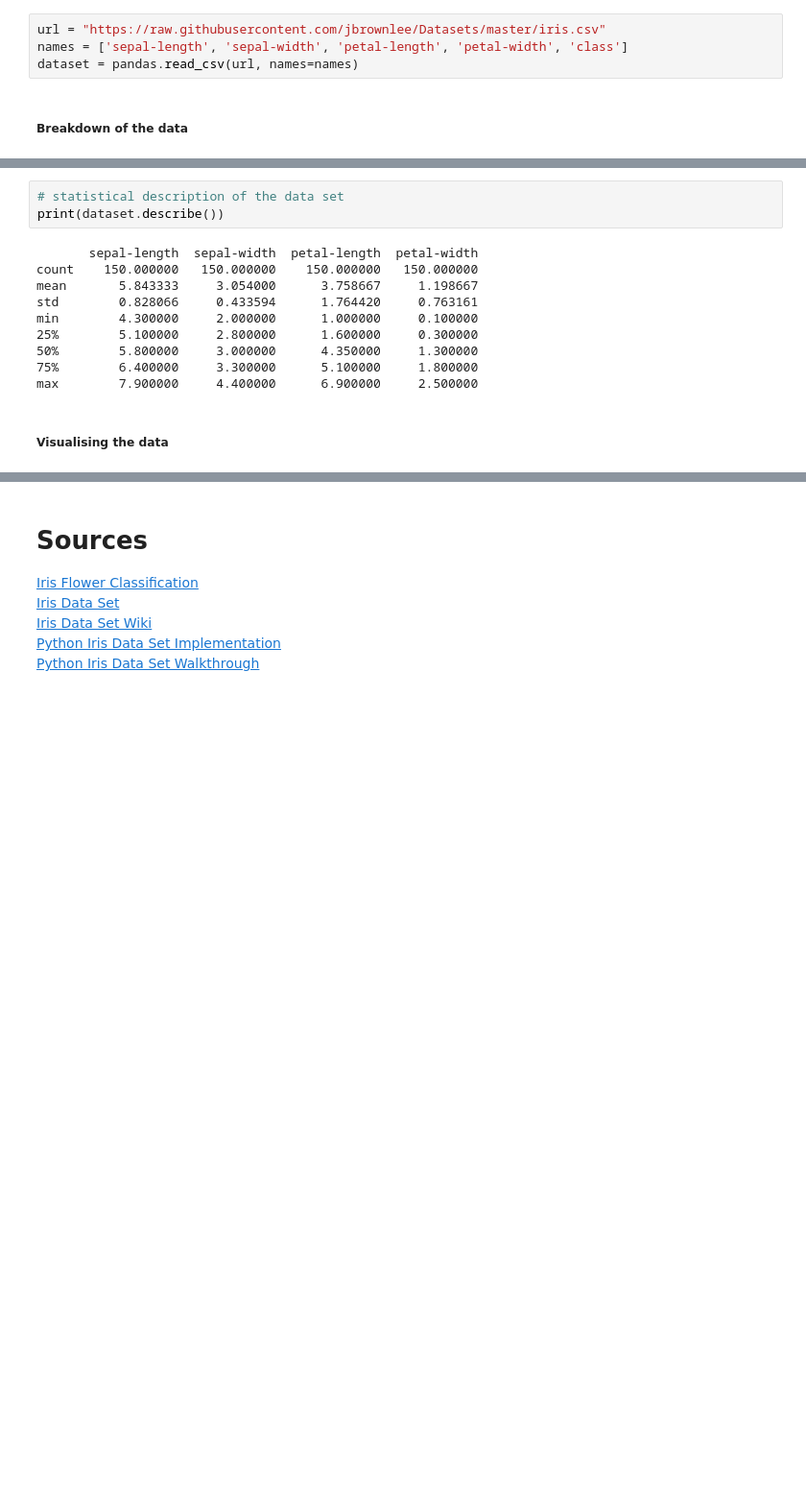
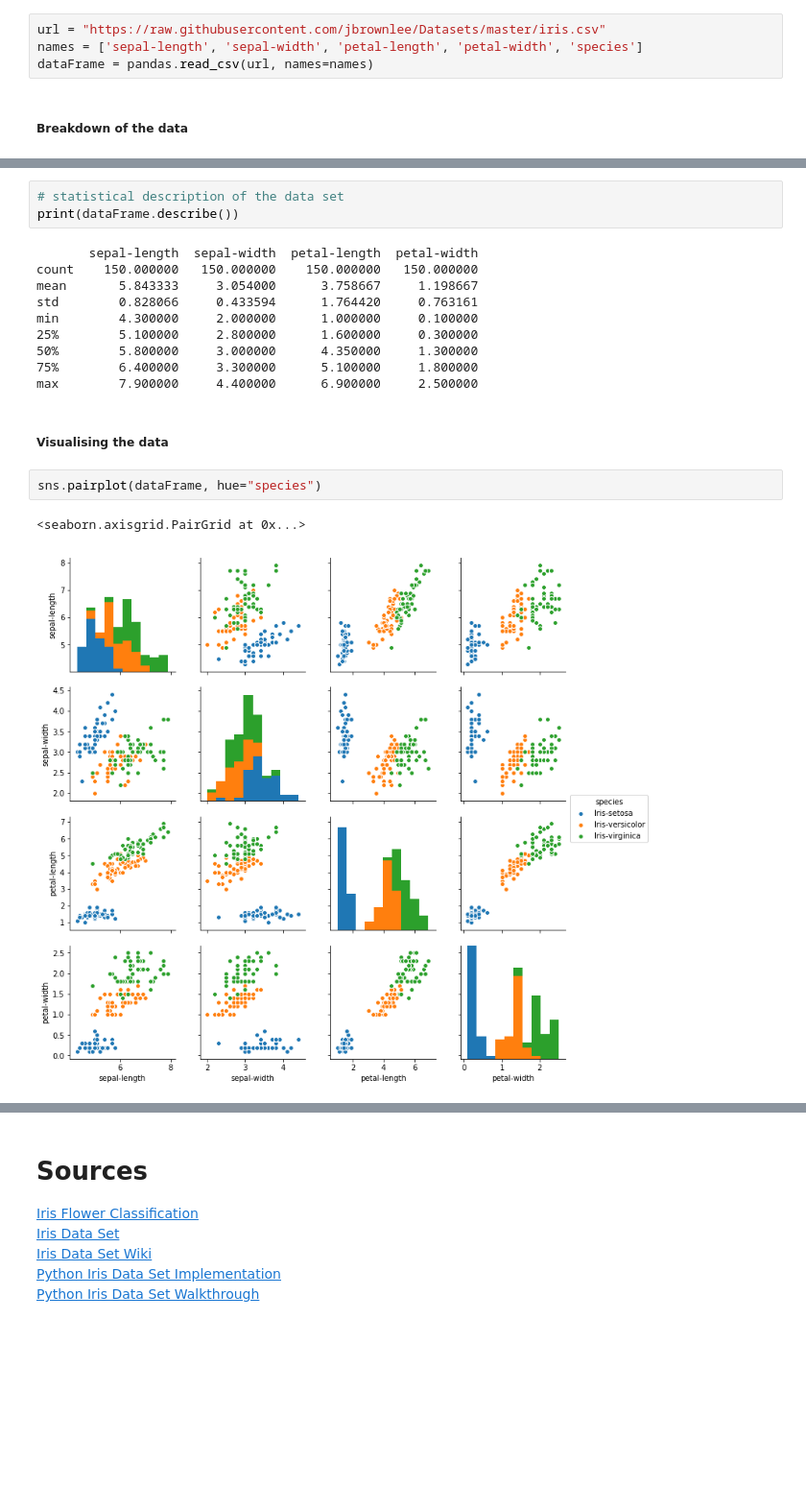
Before and after one commit to Trojan-Hawk/EmergingTechnologies_Project_2018, a Jupyter notebook: iris-dataset.ipynb, the cells around one changed output, grey strips where cells are left out. Shown at 96% size. Saved outputs shown, nothing was run; the diff lists cells and outputs as text; blank space fills up the shorter version.

```diff
--- a/iris-dataset.ipynb
+++ b/iris-dataset.ipynb
@@ -45,8 +45,8 @@ from sklearn.svm import SVC
 ##### Loading the data set with specified names.
 # %%
 url = "https://raw.githubusercontent.com/jbrownlee/Datasets/master/iris.csv"
-names = ['sepal-length', 'sepal-width', 'petal-length', 'petal-width', 'class']
-dataset = pandas.read_csv(url, names=names)
+names = ['sepal-length', 'sepal-width', 'petal-length', 'petal-width', 'species']
+dataFrame = pandas.read_csv(url, names=names)
 # %% [markdown]
 ##### Breakdown of the data
 # %%
@@ -87,6 +108,6 @@ print(dataset.head(20))
 # %%
 # statistical description of the data set
-print(dataset.describe())
+print(dataFrame.describe())
 # %% [output]
        sepal-length  sepal-width  petal-length  petal-width
 count    150.000000   150.000000    150.000000   150.000000
@@ -99,3 +120,8 @@ min        4.300000     2.000000      1.000000     0.100000
 max        7.900000     4.400000      6.900000     2.500000
 # %% [markdown]
 ##### Visualising the data
+# %%
+sns.pairplot(dataFrame, hue="species")
+# %% [output]
+<seaborn.axisgrid.PairGrid at 0x...>
+[figure, added]
```
Also changed, not shown: parts of 21 cells of this notebook.
